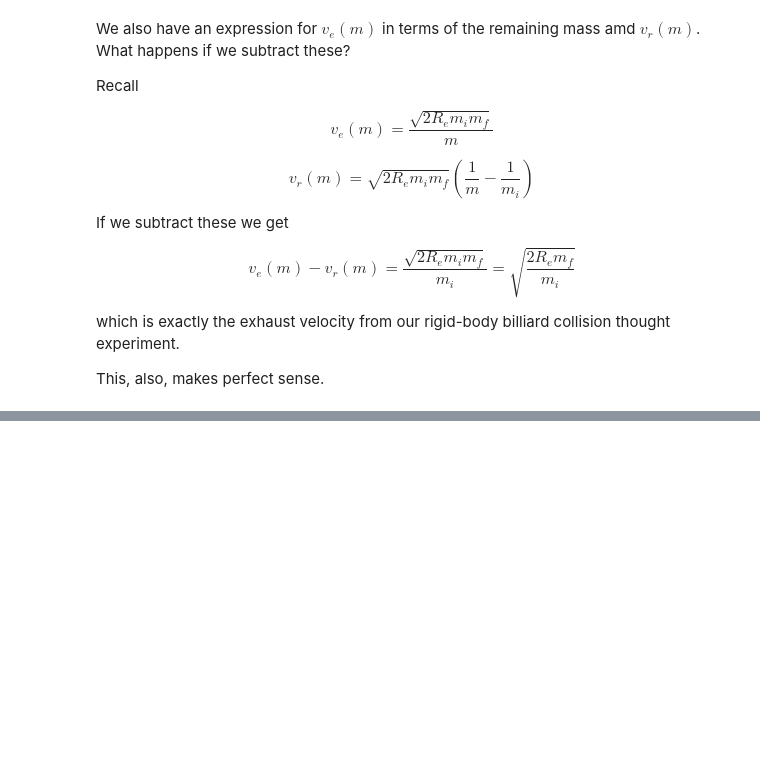
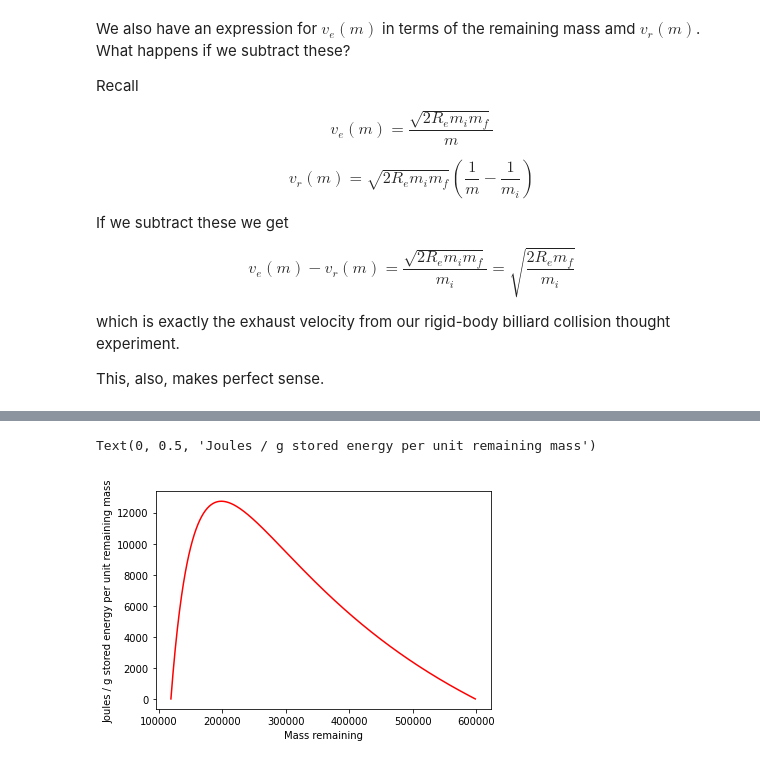
Before and after one commit to mds2/rocketry, a Jupyter notebook: rocket equations.ipynb, the cells around one changed output, grey strips where cells are left out. Cells and saved outputs as stored; diff of their text form; code cells hidden in the pictures; blank space fills up the shorter version.

```diff
--- a/rocket equations.ipynb
+++ b/rocket equations.ipynb
@@ -268,0 +318,10 @@ This, also, makes perfect sense.
+# %%
+### Now let's plot joules / g for our saturn V second stage
+
+
+plt.plot(masses, [energy_stored_optimal(m_i, m_f, h_energy_density, m)/(1000.0 * m) for m in masses], 'r-')
+plt.xlabel("Mass remaining")
+plt.ylabel("Joules / g stored energy per unit remaining mass")
+# %% [output]
+Text(0, 0.5, 'Joules / g stored energy per unit remaining mass')
+[figure, added]
```
Also changed, not shown: parts of 5 cells of this notebook.
